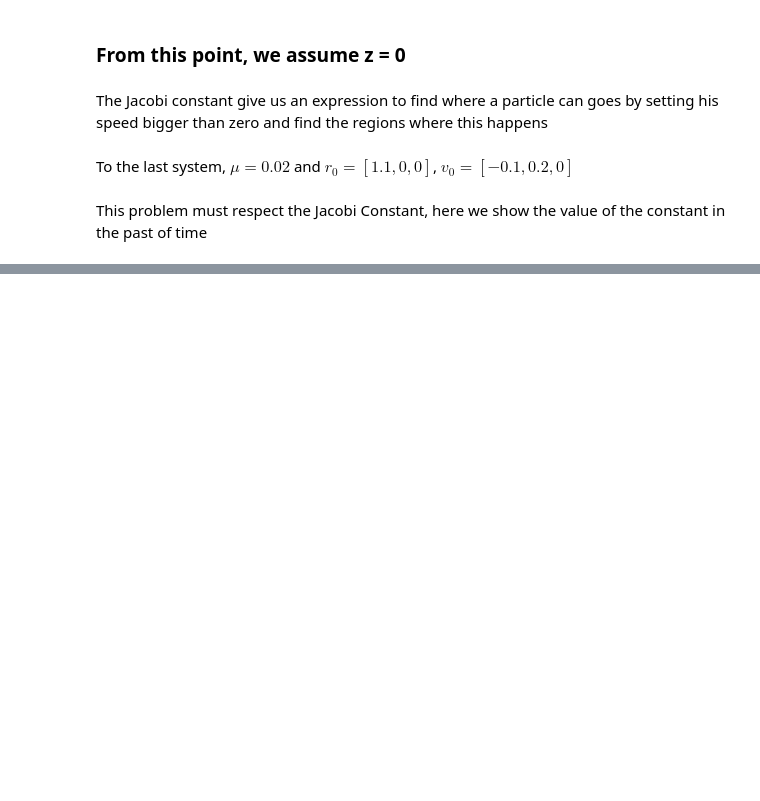
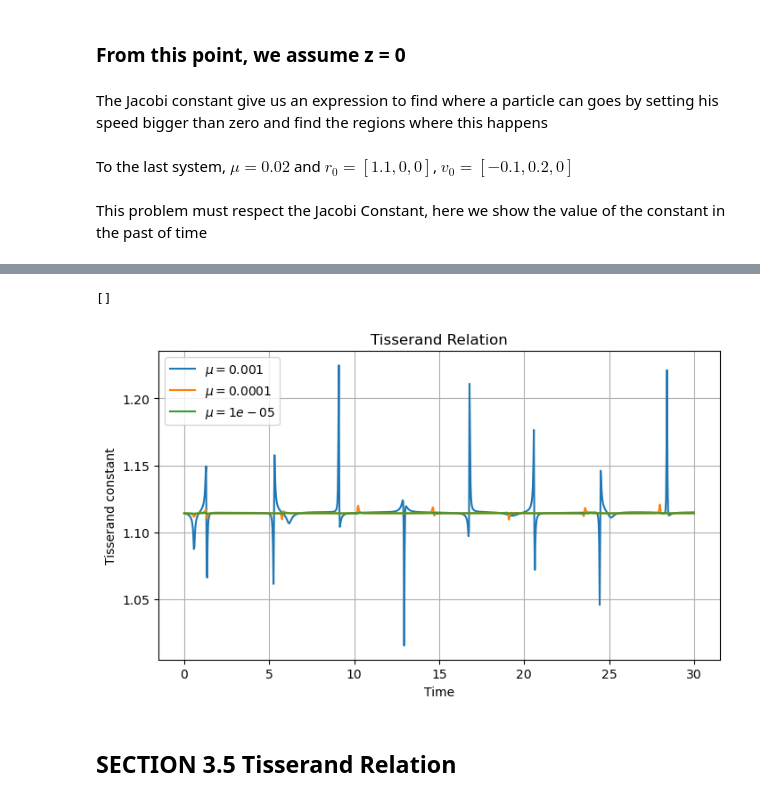
Before and after one commit to seap-udea/murray-dermott-action, a Jupyter notebook: CRTBP/Chapter_The_Restricted_Three_Body_Problem.ipynb, the cells around one changed output, grey strips where cells are left out. Saved outputs shown, nothing was run; the diff lists cells and outputs as text; code cells hidden in the pictures; blank space fills up the shorter version.

```diff
--- a/CRTBP/Chapter_The_Restricted_Three_Body_Problem.ipynb
+++ b/CRTBP/Chapter_The_Restricted_Three_Body_Problem.ipynb
@@ -219,0 +220,27 @@ restriction_animated.save('restricction_Regions.mp4')
+# %%
+mu_s = [1e-3,1e-4,1e-5]
+# %%
+fig, ax = plt.subplots(figsize = (7,4))
+Y0 = [1.2,0.5,0,0,-1,0]
+for mu in mu_s:
+    Y_try = CRTBP(Y0,t,mu,dt)
+    Y_try_inertial = CRTBP_inertial(Y_try,t,dt)[2]
+    hcos  = np.zeros(dt)
+    for i in range(dt):
+        hcos[i] = np.dot(Y_try_inertial[i,3:],np.cross([0,0,1],Y_try_inertial[i,:3]))
+    velocity_m = np.linalg.norm(Y_try_inertial[:,3:],axis = 1)
+    position_m = np.linalg.norm(Y_try_inertial[:,:3],axis = 1)
+    tisserand = hcos+(1/2)*(2/position_m-velocity_m**2)
+    ax.plot(np.linspace(0,t,dt),tisserand,label = r'$\mu = {}$'.format(mu))
+    plt.tight_layout()
+ax.legend()
+ax.set_xlabel('Time')
+ax.set_ylabel('Tisserand constant')
+ax.set_title('Tisserand Relation')
+ax.grid()
+plt.plot()
+# %% [output]
+[]
+[figure, added]
+# %% [markdown]
+## SECTION 3.5 Tisserand Relation
```
Also changed, not shown: parts of 21 cells of this notebook.
